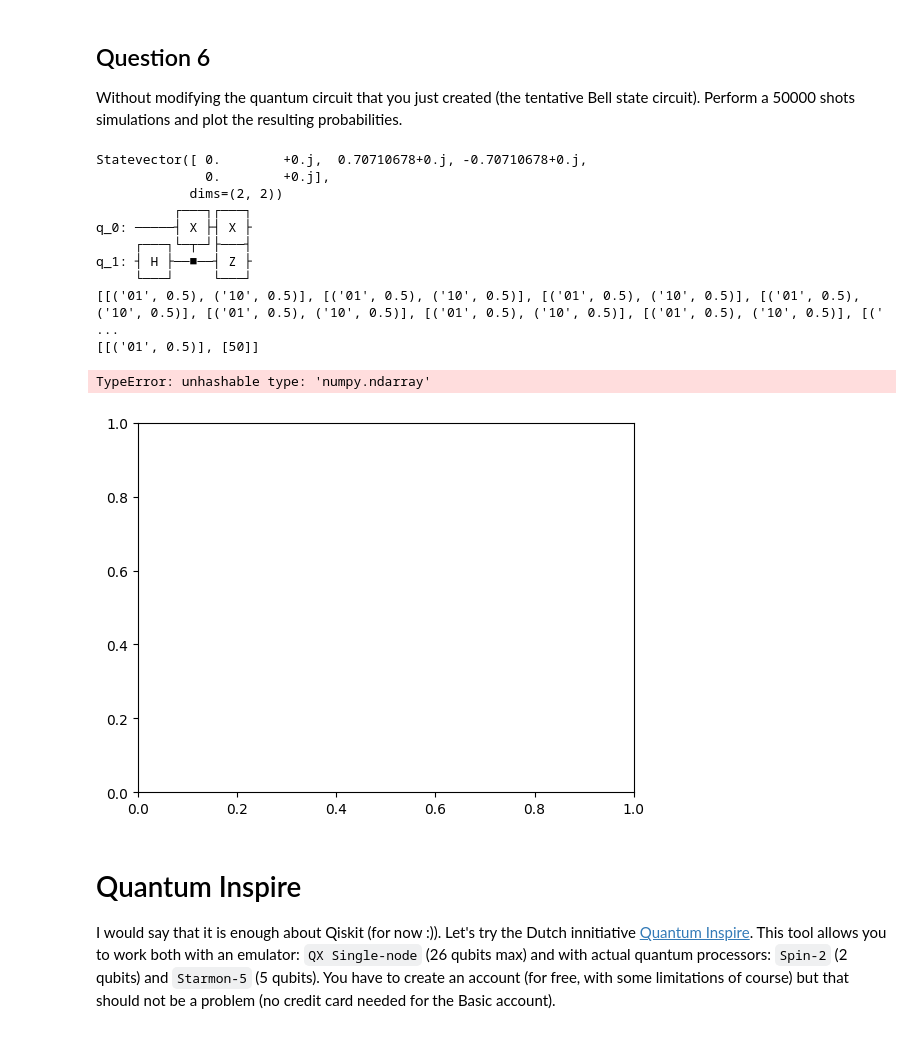
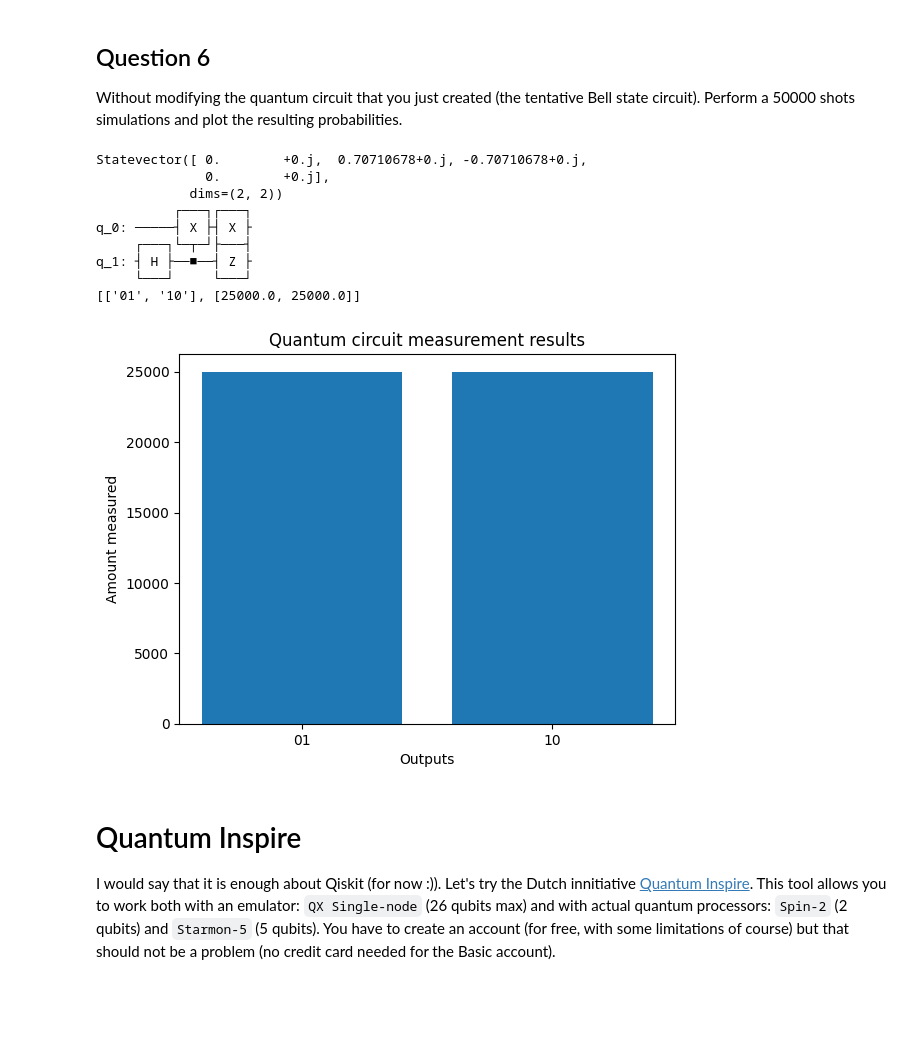
Before and after one commit to Lilith207/PythonForQuantum, a Jupyter notebook: Introduction/Assignment 4/QCI - Assignment4.ipynb, the cells around one changed output. Cells and saved outputs as stored; diff of their text form; code cells hidden in the pictures; blank space fills up the shorter version.

```diff
--- a/Introduction/Assignment 4/QCI - Assignment4.ipynb
+++ b/Introduction/Assignment 4/QCI - Assignment4.ipynb
@@ -212,50 +212,47 @@ import matplotlib.pyplot as PL
 
 def RunSim(cir, trials):
     RR = [list(StatevectorSimulator().run(circuits=cir).result().get_counts().items()) for i in range(trials)]
-    print(RR)
-    counts = 0
-    for i in RR:
-        for z in range(len(i)/2):
+    counts = 0 #^ i would have like to use a different simulator, but i just cant get qiskit figured out
+    for i in RR: #qiskit is a bit of a mess, especially with half of the documentation being outdated
+        for z in range(len(i)):
             if counts == 0:
-                counts = [[i[z][0]],i[z][1]]
+                counts = [[i[z][0]],[i[z][1]]]
                 continue
             if not counts[0].__contains__(i[z][0]):
                 counts[0].append(i[z][0])
-                counts[1].append(1)
+                counts[1].append(i[z][1])
             else:
                 index = counts[0].index(i[z][0])
                 counts[1][index] += i[z][1]
     return counts
 
 QQ = qiskit.QuantumCircuit(2)
 QQ.h(1)
 QQ.cx(1,0)
 QQ.x(0)
 QQ.z(1)
 print(qiskit.quantum_info.Statevector(QQ))
 print(QQ)
 
-res = RunSim(QQ, 50)
+res = RunSim(QQ, 50000)
 print(res)
 
 PL.bar(res[0], res[1])
 PL.ylabel("Amount measured")
 PL.xlabel('Outputs')
 PL.title("Quantum circuit measurement results")
 PL.show()
 # %% [output]
 Statevector([ 0.        +0.j,  0.70710678+0.j, -0.70710678+0.j,
               0.        +0.j],
             dims=(2, 2))
           ┌───┐┌───┐
 q_0: ─────┤ X ├┤ X ├
      ┌───┐└─┬─┘├───┤
 q_1: ┤ H ├──■──┤ Z ├
      └───┘     └───┘
-[[('01', 0.5), ('10', 0.5)], [('01', 0.5), ('10', 0.5)], [('01', 0.5), ('10', 0.5)], [('01', 0.5), ('10', 0.5)], [('01', 0.5), ('10', 0.5)], [('01', 0.5), ('10', 0.5)], [('01', 0.5), ('10', 0.5)], [(' ...
-[[('01', 0.5)], [50]]
+[['01', '10'], [25000.0, 25000.0]]
-TypeError: unhashable type: 'numpy.ndarray'
-[figure, old version]
+[figure, new version]
 # %% [markdown]
 # Quantum Inspire
 
```
